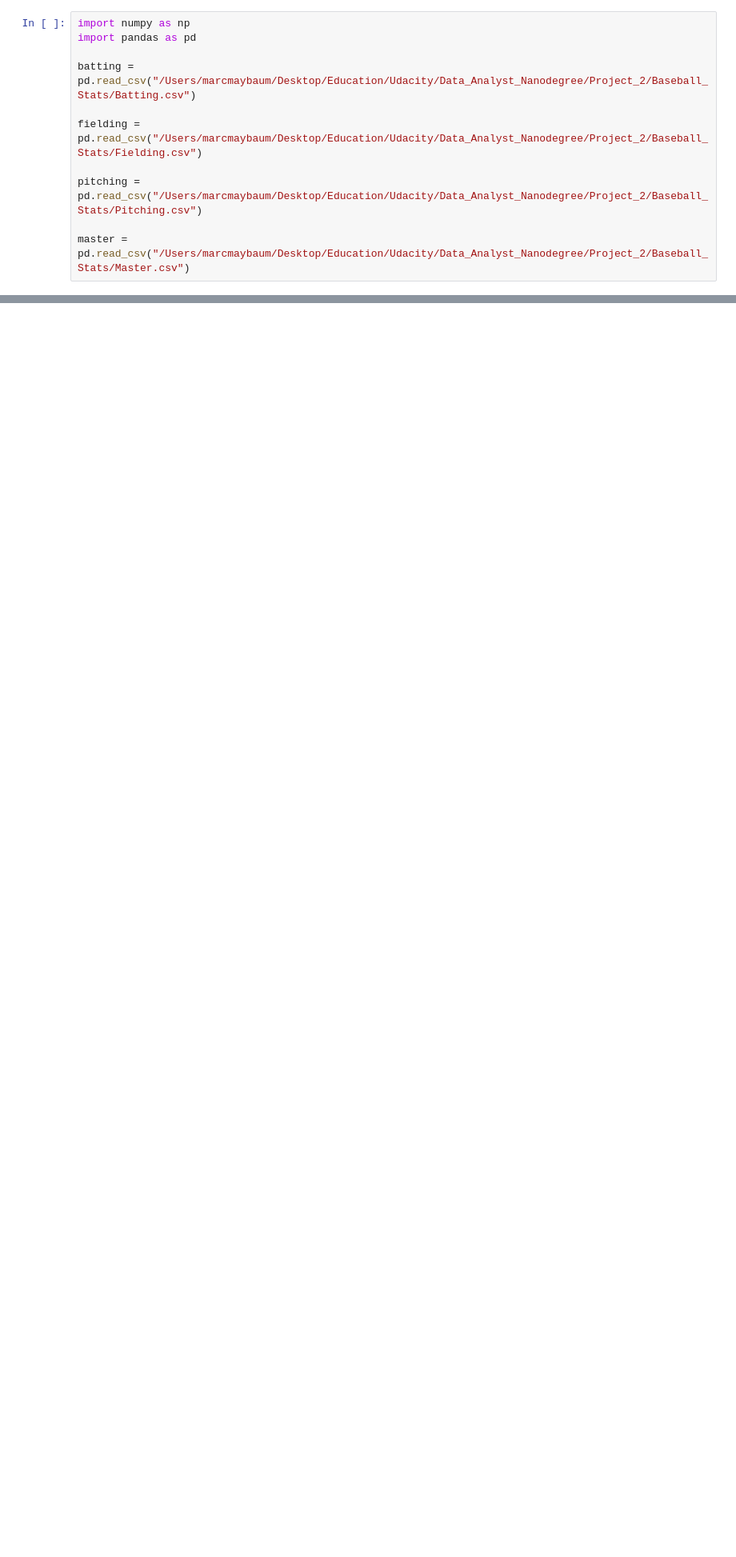
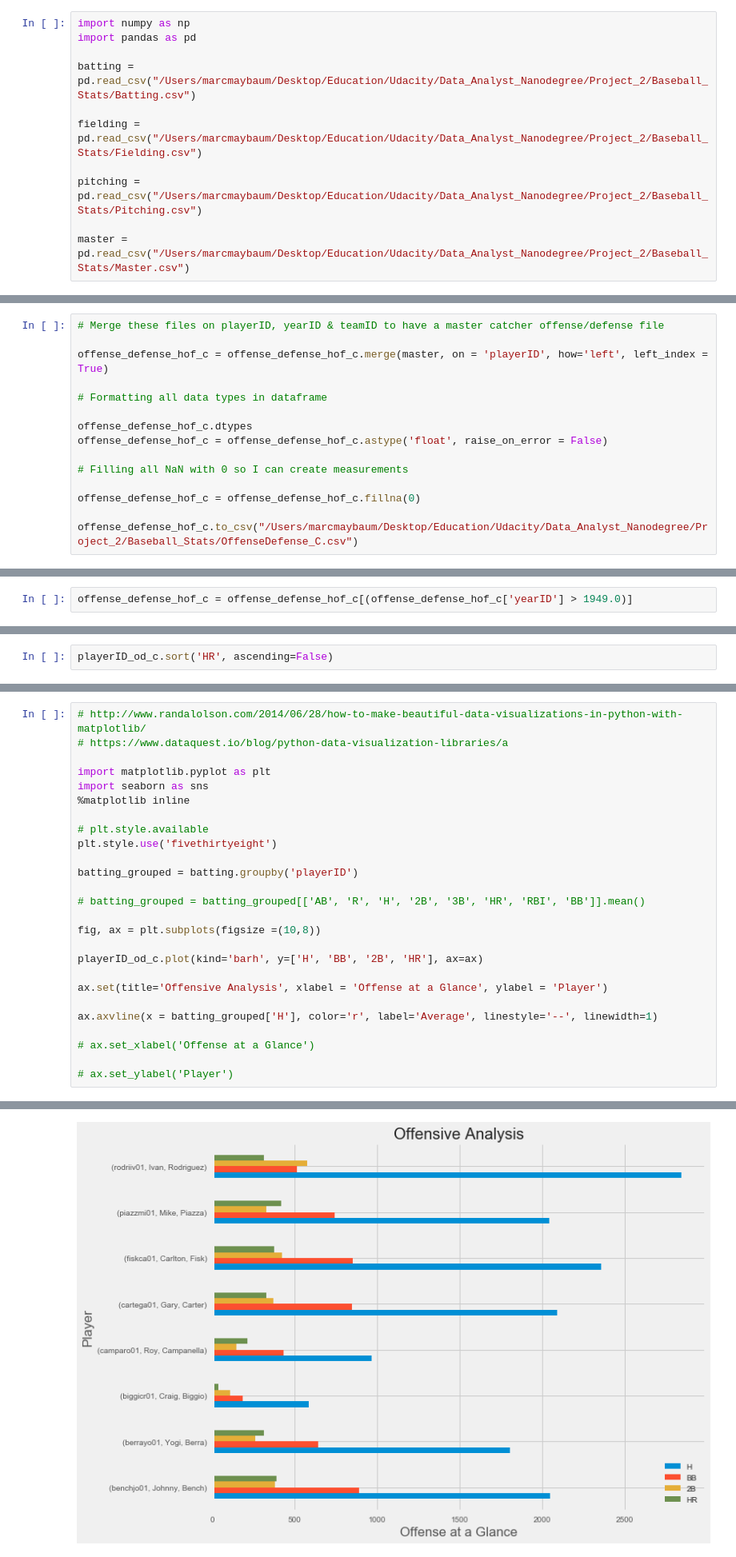
Before and after one commit to marcmaybaum/DA_Nanodegree, a Jupyter notebook: Project_2/Project2_MM.ipynb, the cells around one changed output, grey strips where cells are left out. Shown at 80% size. Saved outputs shown, nothing was run; the diff lists cells and outputs as text; blank space fills up the shorter version.

Commit message:
Cleaned data needing visualization & analysis

```diff
--- a/Project_2/Project2_MM.ipynb
+++ b/Project_2/Project2_MM.ipynb
@@ -174,0 +120,15 @@ weight
+# %%
+# Merge these files on playerID, yearID & teamID to have a master catcher offense/defense file
+
+offense_defense_hof_c = offense_defense_hof_c.merge(master, on = 'playerID', how='left', left_index = True)
+
+# Formatting all data types in dataframe
+
+offense_defense_hof_c.dtypes
+offense_defense_hof_c = offense_defense_hof_c.astype('float', raise_on_error = False)
+
+# Filling all NaN with 0 so I can create measurements
+
+offense_defense_hof_c = offense_defense_hof_c.fillna(0)
+
+offense_defense_hof_c.to_csv("/Users/marcmaybaum/Desktop/Education/Udacity/Data_Analyst_Nanodegree/Project_2/Baseball_Stats/OffenseDefense_C.csv")
@@ -174,0 +211,2 @@ weight
+# %%
+offense_defense_hof_c = offense_defense_hof_c[(offense_defense_hof_c['yearID'] > 1949.0)]
@@ -174,0 +282,2 @@ weight
+# %%
+playerID_od_c.sort('HR', ascending=False)
@@ -174,0 +298,27 @@ weight
+# %%
+# http://www.randalolson.com/2014/06/28/how-to-make-beautiful-data-visualizations-in-python-with-matplotlib/
+# https://www.dataquest.io/blog/python-data-visualization-libraries/a
+
+import matplotlib.pyplot as plt
+import seaborn as sns
+%matplotlib inline
+
+# plt.style.available
+plt.style.use('fivethirtyeight')
+
+batting_grouped = batting.groupby('playerID')
+
+# batting_grouped = batting_grouped[['AB', 'R', 'H', '2B', '3B', 'HR', 'RBI', 'BB']].mean()
+
+fig, ax = plt.subplots(figsize =(10,8))
+
+playerID_od_c.plot(kind='barh', y=['H', 'BB', '2B', 'HR'], ax=ax)
+
+ax.set(title='Offensive Analysis', xlabel = 'Offense at a Glance', ylabel = 'Player')
+
+ax.axvline(x = batting_grouped['H'], color='r', label='Average', linestyle='--', linewidth=1)
+
+# ax.set_xlabel('Offense at a Glance')
+
+# ax.set_ylabel('Player')
+# %% [output]
@@ -174,0 +326 @@ weight
+[figure, added]
```
Also changed, not shown: parts of 62 cells of this notebook.
